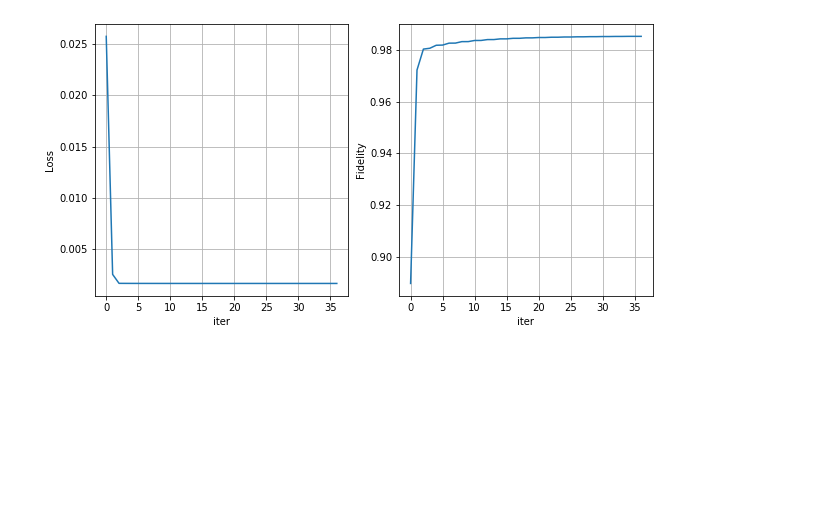
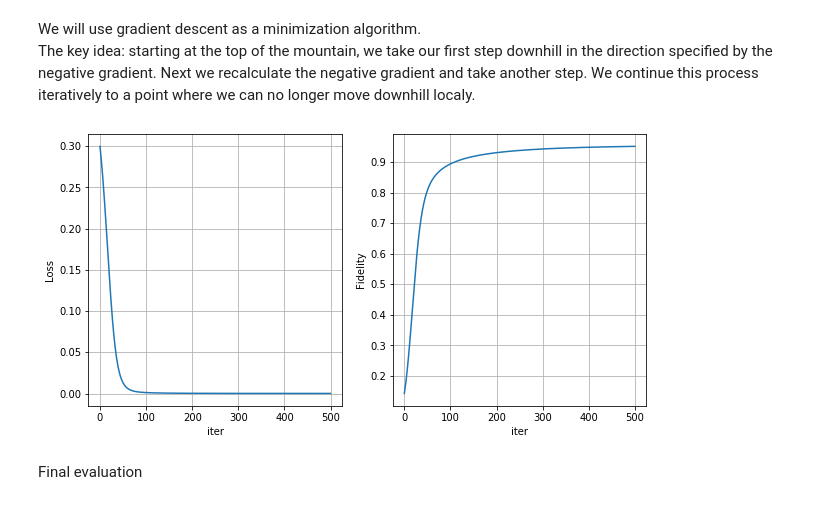
Before and after one commit to HSE-LAMBDA/quantum-learning, a Jupyter notebook: Quantum_tomography.ipynb, the cells around one changed output. Drawn from its saved outputs; the diff is of its cells as text; code cells hidden in the pictures; blank space fills up the shorter version.

```diff
--- a/Quantum_tomography.ipynb
+++ b/Quantum_tomography.ipynb
@@ -38,5 +30,5 @@ import matplotlib.pyplot as plt
 # %%
-def generate_dataset(target_state, n_projectors, n_measurements, shuffle=True):
+def generate_dataset(target_state, n_projectors, n_measurements):
     dim = target_state.shape[0]
     X_train = np.array([sim.randomPureState(dim) for _ in range(n_projectors)])
 
@@ -46,7 +38,4 @@ def generate_dataset(target_state, n_projectors, n_measurements, shuffle=True):
         y_train.append(ones / n_measurements)
     y_train = np.array(y_train)
 
-    indices = np.arange(n_projectors)
-    if shuffle: np.random.shuffle(indices)
-
-    return X_train[indices], y_train[indices]
+    return X_train, y_train
@@ -60,0 +42,2 @@ X_train, y_train = generate_dataset(target_state, 10, 100)
+# %%
+X_train, y_train = generate_dataset(target_state, n_projectors=5, n_measurements=100)
@@ -99,36 +101,44 @@ init loss:       0.1550443387773349
+# %% [markdown]
+We will use gradient descent as a minimization algorithm.
+The key idea: starting at the top of the mountain, we take our first step downhill in the direction specified by the negative gradient. Next we recalculate the negative gradient and take another step. We continue this process iteratively to a point where we can no longer move downhill localy.
+# %%
+max_iters = 1000
+learning_rate = 5e-2
+early_stopping_criteria = 1e-3
+loss_history = []
+fidelity_history = []
+
+M_vec = to_realvector(M)
 # %%
-max_iters = 100
-loss_history = []
-fidelity_history = []
+for step in range(max_iters):
 
-for _ in range(max_iters):
-    res = minimize(
-        lambda z: loss(to_complexmatrix(z), X_train, y_train),
-        x0=to_realvector(M),
-        method='CG',
-        options={'maxiter': 1}
-    )
-    M = to_complexmatrix(res.x)
+    grad = approx_fprime(M_vec, lambda x: loss(to_complexmatrix(x), X_train, y_train), epsilon=1e-3)
+    M_vec -= grad * learning_rate
+
+    M = to_complexmatrix(M_vec)
     pred_state = to_density(M)
     loss_history.append(loss(M, X_train, y_train))
     fidelity_history.append(fidelity(target_state, pred_state))
 
-    clear_output(True)
-    plt.figure(figsize=(10,5))
-    plt.subplot(121)
-    plt.xlabel('iter')
-    plt.ylabel('Loss')
-    plt.plot(loss_history)
-    plt.grid()
-    plt.subplot(122)
-    plt.xlabel('iter')
-    plt.ylabel('Fidelity')
-    plt.plot(fidelity_history)
-    plt.grid()
-    plt.show()
+    if step % 10 == 0:
+        clear_output(True)
+        plt.figure(figsize=(10,5))
+        plt.subplot(121)
+        plt.xlabel('iter')
+        plt.ylabel('Loss')
+        plt.plot(loss_history)
+        plt.grid()
+        plt.subplot(122)
+        plt.xlabel('iter')
+        plt.ylabel('Fidelity')
+        plt.plot(fidelity_history)
+        plt.grid()
+        plt.show()
 
-    if res.success == True:
+    if np.sqrt((grad ** 2).sum()) < early_stopping_criteria:
         break
 # %% [output]
-[figure, old version]
+[figure, new version]
+# %% [markdown]
+Final evaluation
 # %%
```
Also changed, not shown: parts of 28 cells of this notebook.
